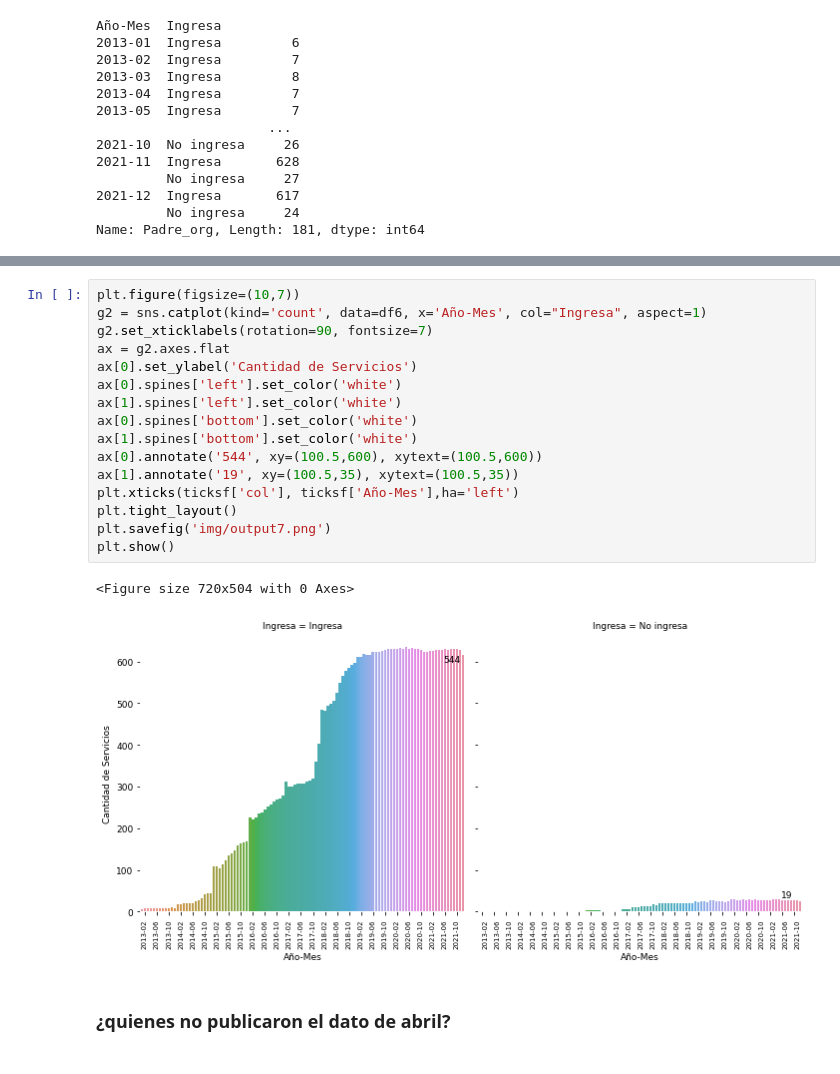
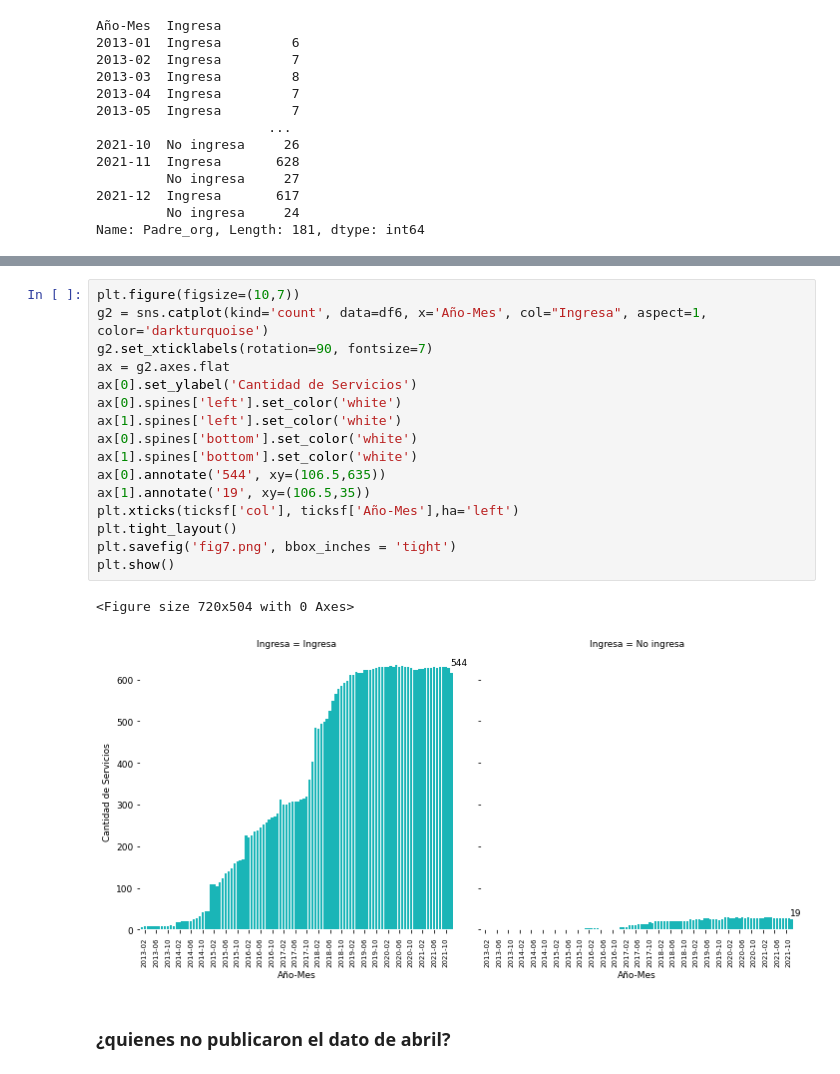
Before and after one commit to josemoragonzalez/PublicEmployment, a Jupyter notebook: informe.ipynb, the cells around one changed output, grey strips where cells are left out. Cells and saved outputs as stored; diff of their text form.

```diff
--- a/informe.ipynb
+++ b/informe.ipynb
@@ -424,22 +457,22 @@ plt.show()
 # %%
 plt.figure(figsize=(10,7))
-g2 = sns.catplot(kind='count', data=df6, x='Año-Mes', col="Ingresa", aspect=1)
+g2 = sns.catplot(kind='count', data=df6, x='Año-Mes', col="Ingresa", aspect=1, color='darkturquoise')
 g2.set_xticklabels(rotation=90, fontsize=7)
 ax = g2.axes.flat
 ax[0].set_ylabel('Cantidad de Servicios')
 ax[0].spines['left'].set_color('white')
 ax[1].spines['left'].set_color('white')
 ax[0].spines['bottom'].set_color('white')
 ax[1].spines['bottom'].set_color('white')
-ax[0].annotate('544', xy=(100.5,600), xytext=(100.5,600))
-ax[1].annotate('19', xy=(100.5,35), xytext=(100.5,35))
+ax[0].annotate('544', xy=(106.5,635))
+ax[1].annotate('19', xy=(106.5,35))
 plt.xticks(ticksf['col'], ticksf['Año-Mes'],ha='left')
 plt.tight_layout()
-plt.savefig('img/output7.png')
+plt.savefig('fig7.png', bbox_inches = 'tight')
 plt.show()
 # %% [output]
 <Figure size 720x504 with 0 Axes>
-[figure, old version]
+[figure, new version]
 # %% [markdown]
 ### ¿quienes no publicaron el dato de abril?
 # %%
```
Also changed, not shown: parts of 11 cells of this notebook, 12 other files.
